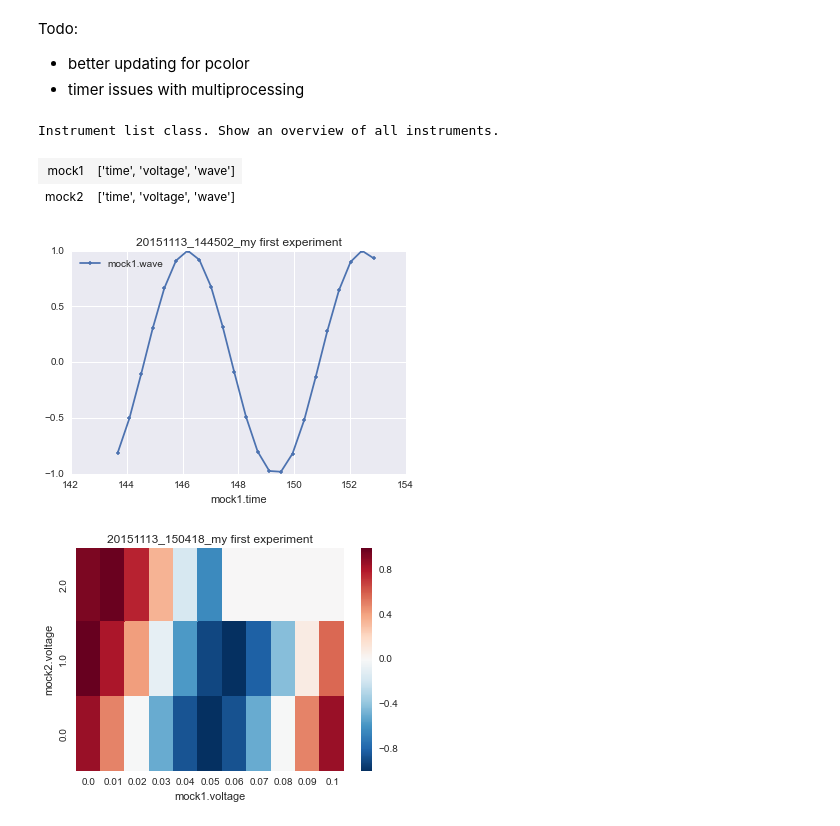
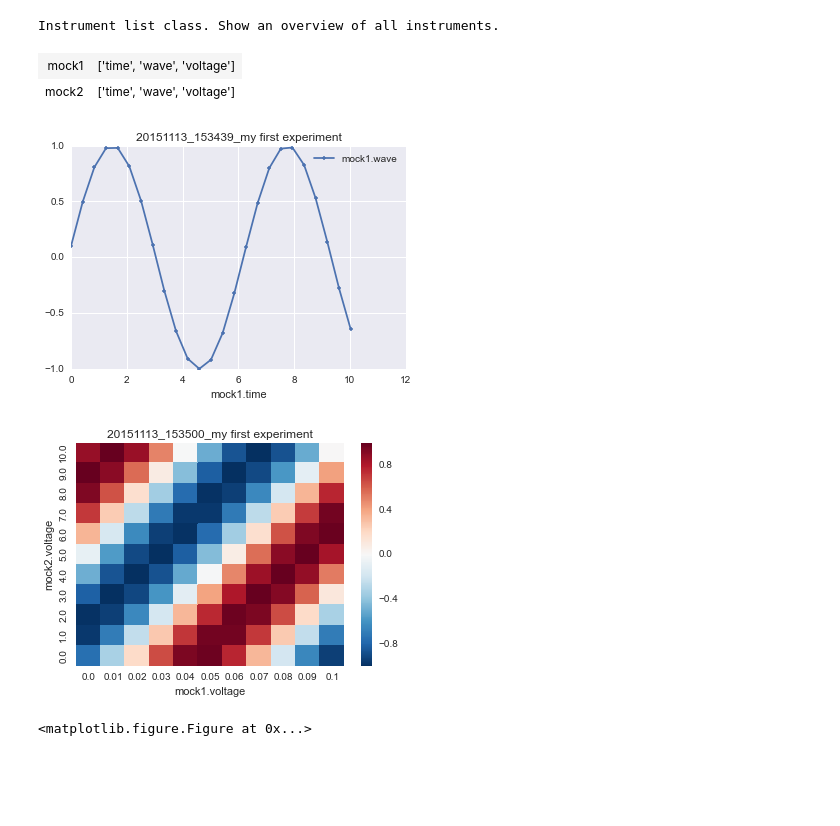
Before and after one commit to guenp/squidpy, a Jupyter notebook: examples/Experiment.ipynb, the cells around one changed output. Cells and saved outputs as stored; diff of their text form; code cells hidden in the pictures; blank space fills up the shorter version.

Commit message:
timer, do, verbose

```diff
--- a/examples/Experiment.ipynb
+++ b/examples/Experiment.ipynb
@@ -1,29 +1,28 @@
-# %% [markdown]
-Todo:
-- better updating for pcolor
-- timer issues with multiprocessing
 # %%
 import squidpy
 import pylab as pl
 %matplotlib inline
 instruments = squidpy.get_instruments()
-# %%
-instruments
-# %% [output]
-Instrument list class. Show an overview of all instruments.
-| mock1 | ['time', 'voltage', 'wave'] |
-| mock2 | ['time', 'voltage', 'wave'] |
+# %%
+mock1 = instruments.mock1
+mock2 = instruments.mock2
+instruments
+# %% [output]
+Instrument list class. Show an overview of all instruments.
+| mock1 | ['time', 'wave', 'voltage'] |
+| mock2 | ['time', 'wave', 'voltage'] |
 # %%
 title = 'my first experiment'
 test = squidpy.Experiment(title, instruments)
-test.watch(10)
+test.sweep('mock1.time')[0:10:.4]
+test.measure()
 test.run()
 
 test.plot('mock1.time','mock1.wave',style='.-')
 while test.running:
     test.update_plot()
 # %% [output]
-[figure, old version]
+[figure, new version]
 # %%
 title = 'my first experiment'
 test = squidpy.Experiment(title, instruments)
@@ -34,9 +33,10 @@ test.measure()
 
 instruments.mock1.time = 0
 test.run()
+
+test.pcolor('mock1.voltage','mock2.voltage','mock2.wave')
+while test.running:
+    test.update_plot()
+# %% [output]
+[figure, added]
+<matplotlib.figure.Figure at 0x...>
-# %%
-test.pcolor('mock1.voltage','mock2.voltage','mock2.wave')
-while test.running:
-    test.update_plot()
-# %% [output]
-[figure, removed]
```
Also changed, not shown: parts of 3 cells of this notebook, 4 other files.
